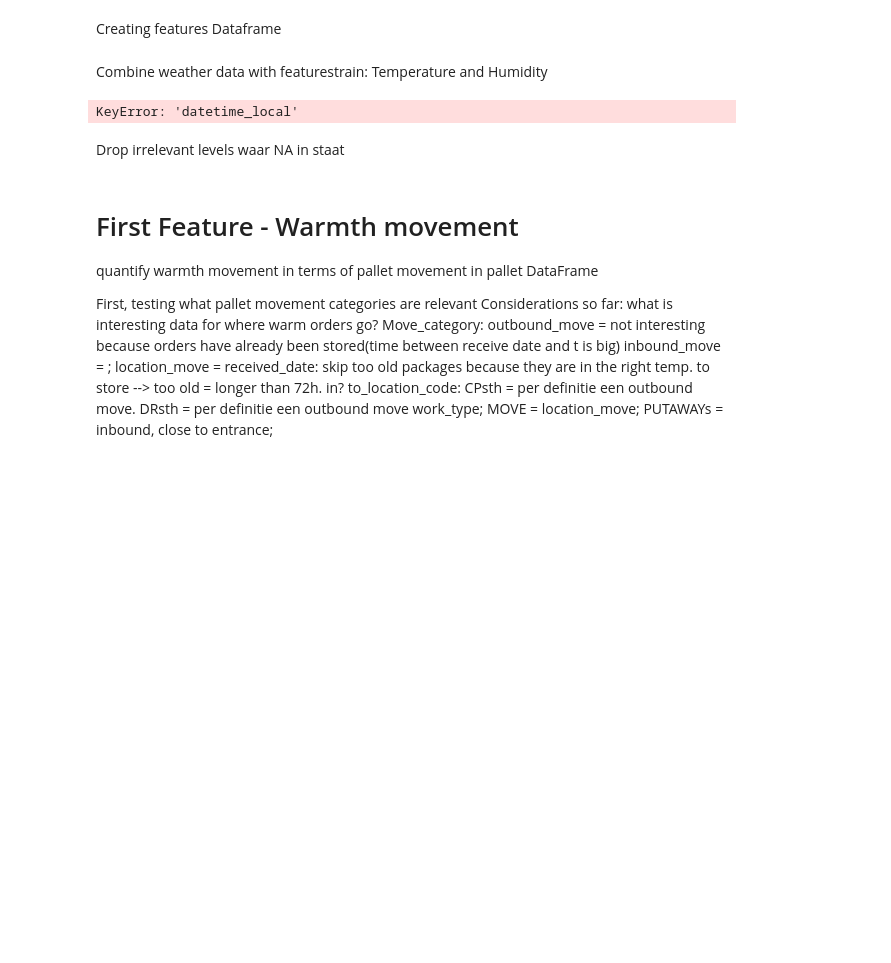
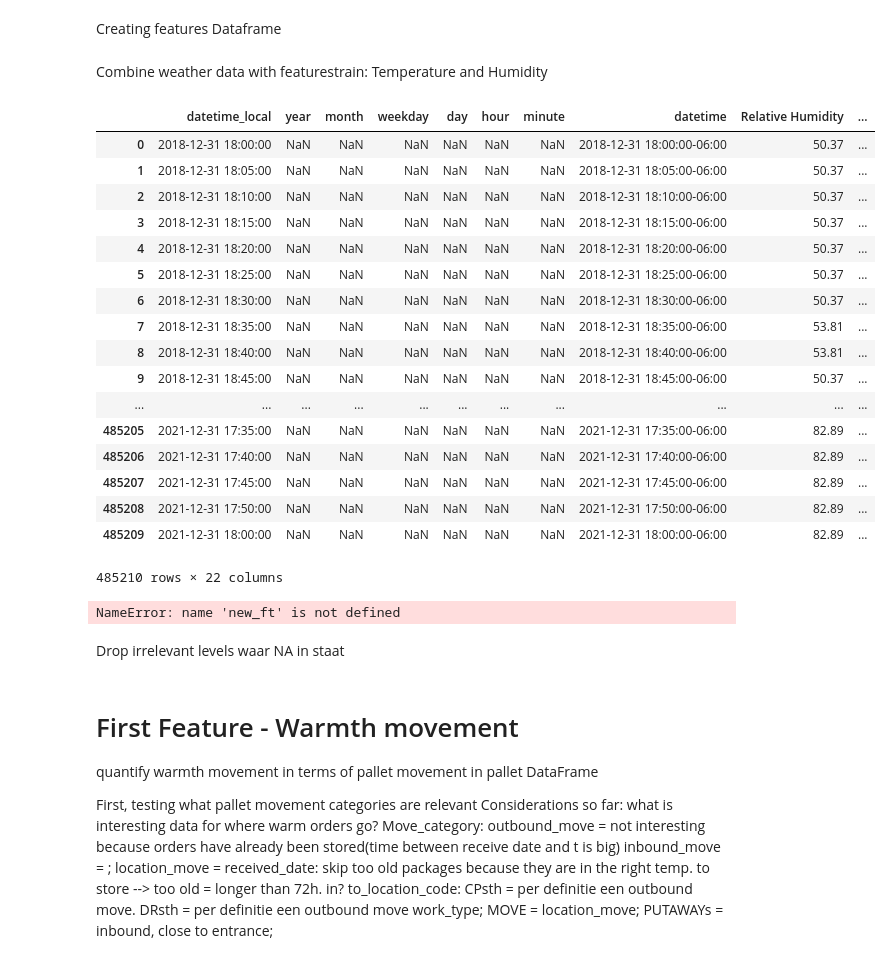
Before and after one commit to Robpennekamp/AppliedMachineLearning, a Jupyter notebook: AppliedMLdataproject2Sonjaa.ipynb, the cells around one changed output. Cells and saved outputs as stored; diff of their text form; code cells hidden in the pictures; blank space fills up the shorter version.

```diff
--- a/AppliedMLdataproject2Sonjaa.ipynb
+++ b/AppliedMLdataproject2Sonjaa.ipynb
@@ -104,28 +107,11 @@ base_weather = load_data('weather.csv')
 
 #Add localstrptime, 6 hours before UTC
 #base_weather = make_datetime(base_weather, 'datetime_UTC')
-#base_weather["localstrptime"]= pd.to_datetime(base_weather["localstrptime"])
+base_weather["localstrptime"]= pd.to_datetime(base_weather["localstrptime"])
 
-#Remove unnecessary columns
-#base_weather = base_weather.drop('Unnamed: 0', axis=1)
-
-#base_weather["localstrptime"]= pd.to_datetime(base_weather["localstrptime"])
-#base_df['datetime_local'] = pd.to_datetime(base_df['datetime_local'])
-#base_weather = base_weather.rename(columns={'localstrptime':'datetime_local'})
-
-#base_weather['datetime_local'] = [datetime.datetime.strptime(x, 'yyyy/MM/dd HH:mm:SS') for x in base_weather['localstrptime']]
+#Remove unnecessary columns/change column names
+base_weather = base_weather.drop(['Unnamed: 0', 'Unnamed: 0.1', 'hour'], axis=1)
+base_weather = base_weather.rename(columns={'localstrptime':'datetime_local'})
 
 #Add time columns.
-#addtimecol(base_df, 'datetime_local')
-
-#Set index to datetime
-#base_df.set_index('datetime_local', inplace=True)
-#base_weather.set_index('datetime_local', inplace=True)
-
-#Concatenate the weather DataFrame to the base DataFrame
-#base_df = pd.concat([base_df, base_weather], axis=1)
-
-
-#new_weather['datetime_local'] = pd.to_datetime(weather['datetime_local'])
-#new_weather = weather.set_index('datetime_local')
-#weather.to_csv('weather.csv')
+base_weather = addtimecol(base_weather, 'datetime_local')
@@ -158,11 +147,34 @@ featurestrain = featurestrain.set_index('datetime_local')
 # %% [markdown]
 Combine weather data with featurestrain: Temperature and Humidity
 # %%
-df1 = featurestrain.sort_values('datetime_local')
-df2 = weather.sort_values('datetime_local')
+df1 = base_ft.sort_values('datetime_local')
+df2 = base_weather.sort_values('datetime_local')
 fttrain = pd.concat([df1, df2], axis = 1)
-# %% [output]
-KeyError: 'datetime_local'
+# %%
+fttrain
+# %% [output]
+|  | datetime_local | year | month | weekday | day | hour | minute | datetime | Relative Humidity | ... |
+| 0 | 2018-12-31 18:00:00 | NaN | NaN | NaN | NaN | NaN | NaN | 2018-12-31 18:00:00-06:00 | 50.37 | ... |
+| 1 | 2018-12-31 18:05:00 | NaN | NaN | NaN | NaN | NaN | NaN | 2018-12-31 18:05:00-06:00 | 50.37 | ... |
+| 2 | 2018-12-31 18:10:00 | NaN | NaN | NaN | NaN | NaN | NaN | 2018-12-31 18:10:00-06:00 | 50.37 | ... |
+| 3 | 2018-12-31 18:15:00 | NaN | NaN | NaN | NaN | NaN | NaN | 2018-12-31 18:15:00-06:00 | 50.37 | ... |
+| 4 | 2018-12-31 18:20:00 | NaN | NaN | NaN | NaN | NaN | NaN | 2018-12-31 18:20:00-06:00 | 50.37 | ... |
+| 5 | 2018-12-31 18:25:00 | NaN | NaN | NaN | NaN | NaN | NaN | 2018-12-31 18:25:00-06:00 | 50.37 | ... |
+| 6 | 2018-12-31 18:30:00 | NaN | NaN | NaN | NaN | NaN | NaN | 2018-12-31 18:30:00-06:00 | 50.37 | ... |
+| 7 | 2018-12-31 18:35:00 | NaN | NaN | NaN | NaN | NaN | NaN | 2018-12-31 18:35:00-06:00 | 53.81 | ... |
+| 8 | 2018-12-31 18:40:00 | NaN | NaN | NaN | NaN | NaN | NaN | 2018-12-31 18:40:00-06:00 | 53.81 | ... |
+| 9 | 2018-12-31 18:45:00 | NaN | NaN | NaN | NaN | NaN | NaN | 2018-12-31 18:45:00-06:00 | 50.37 | ... |
+| ... | ... | ... | ... | ... | ... | ... | ... | ... | ... | ... |
+| 485205 | 2021-12-31 17:35:00 | NaN | NaN | NaN | NaN | NaN | NaN | 2021-12-31 17:35:00-06:00 | 82.89 | ... |
+| 485206 | 2021-12-31 17:40:00 | NaN | NaN | NaN | NaN | NaN | NaN | 2021-12-31 17:40:00-06:00 | 82.89 | ... |
+| 485207 | 2021-12-31 17:45:00 | NaN | NaN | NaN | NaN | NaN | NaN | 2021-12-31 17:45:00-06:00 | 82.89 | ... |
+| 485208 | 2021-12-31 17:50:00 | NaN | NaN | NaN | NaN | NaN | NaN | 2021-12-31 17:50:00-06:00 | 82.89 | ... |
+| 485209 | 2021-12-31 18:00:00 | NaN | NaN | NaN | NaN | NaN | NaN | 2021-12-31 18:00:00-06:00 | 82.89 | ... |
+485210 rows × 22 columns
+# %%
+new_ft
+# %% [output]
+NameError: name 'new_ft' is not defined
 # %% [markdown]
 Drop irrelevant levels waar NA in staat
 # %%
```
Also changed, not shown: parts of 32 cells of this notebook, 1 other file.
